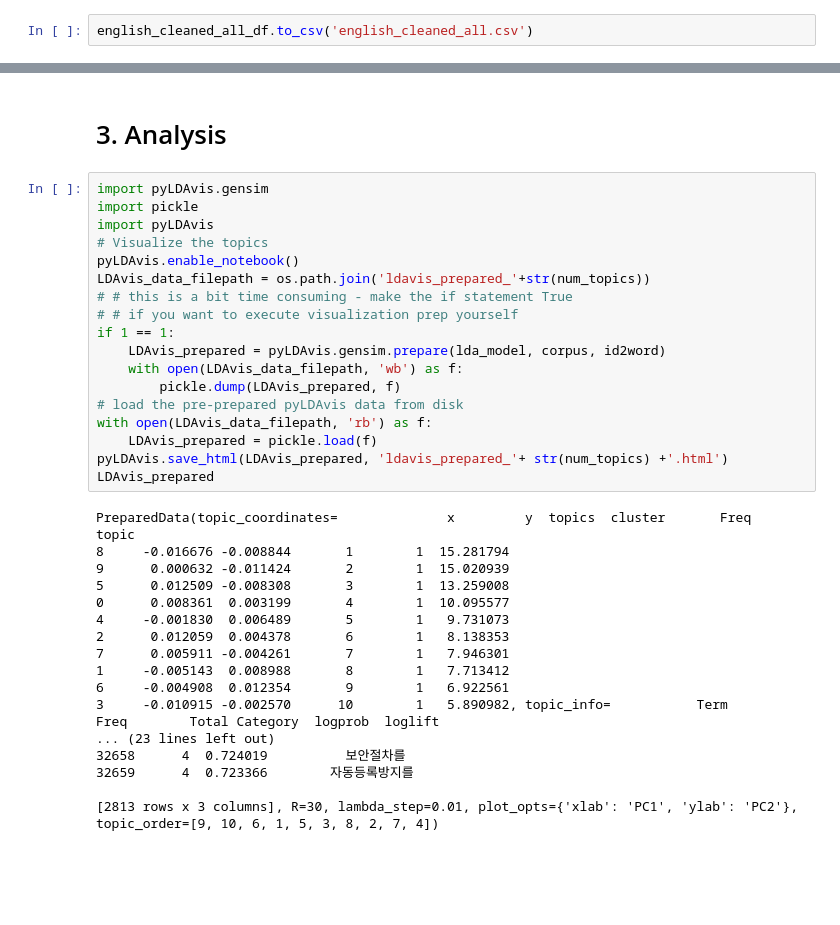
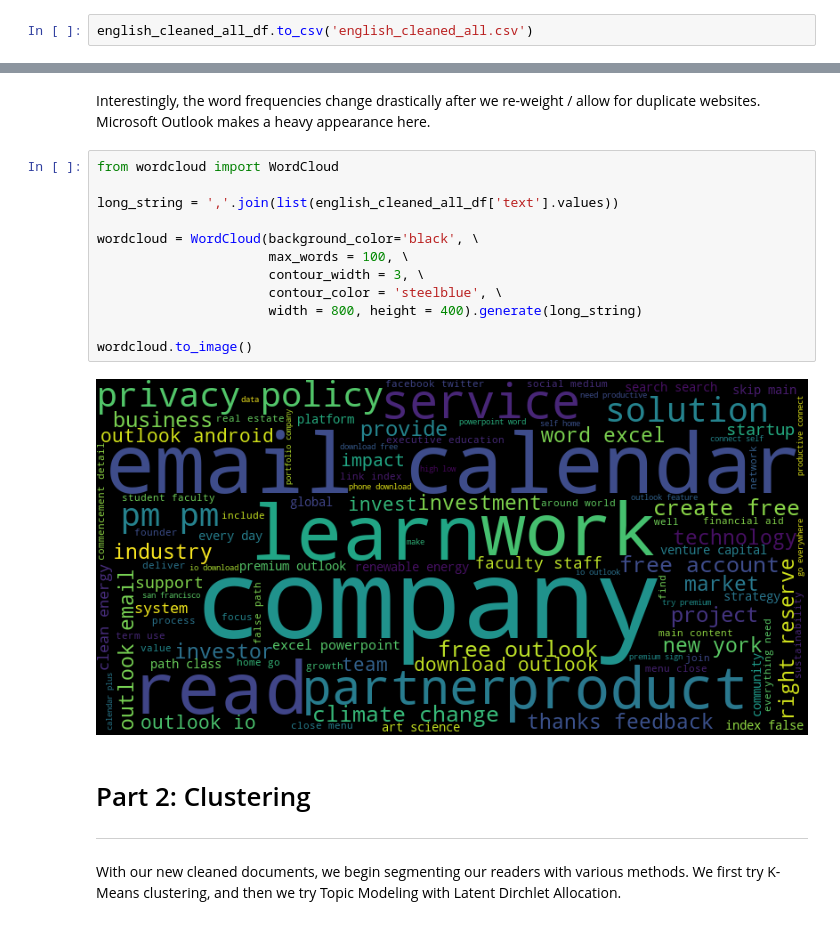
Before and after one commit to YuDrew/strategic-subscriber-segmentation, a Jupyter notebook: Strategic_Subscriber_Segmentation.ipynb, the cells around one changed output, grey strips where cells are left out. Cells and saved outputs as stored; diff of their text form; blank space fills up the shorter version.

```diff
--- a/Strategic_Subscriber_Segmentation.ipynb
+++ b/Strategic_Subscriber_Segmentation.ipynb
@@ -629,38 +586,20 @@ doc_lda = lda_model[corpus]
-# %% [markdown]
-# 3. Analysis
-# %%
-import pyLDAvis.gensim
-import pickle
-import pyLDAvis
-# Visualize the topics
-pyLDAvis.enable_notebook()
-LDAvis_data_filepath = os.path.join('ldavis_prepared_'+str(num_topics))
-# # this is a bit time consuming - make the if statement True
-# # if you want to execute visualization prep yourself
-if 1 == 1:
-    LDAvis_prepared = pyLDAvis.gensim.prepare(lda_model, corpus, id2word)
-    with open(LDAvis_data_filepath, 'wb') as f:
-        pickle.dump(LDAvis_prepared, f)
-# load the pre-prepared pyLDAvis data from disk
-with open(LDAvis_data_filepath, 'rb') as f:
-    LDAvis_prepared = pickle.load(f)
-pyLDAvis.save_html(LDAvis_prepared, 'ldavis_prepared_'+ str(num_topics) +'.html')
-LDAvis_prepared
-# %% [output]
-PreparedData(topic_coordinates=              x         y  topics  cluster       Freq
-topic
-8     -0.016676 -0.008844       1        1  15.281794
-9      0.000632 -0.011424       2        1  15.020939
-5      0.012509 -0.008308       3        1  13.259008
-0      0.008361  0.003199       4        1  10.095577
-4     -0.001830  0.006489       5        1   9.731073
-2      0.012059  0.004378       6        1   8.138353
-7      0.005911 -0.004261       7        1   7.946301
-1     -0.005143  0.008988       8        1   7.713412
-6     -0.004908  0.012354       9        1   6.922561
-3     -0.010915 -0.002570      10        1   5.890982, topic_info=           Term         Freq        Total Category  logprob  loglift
-... (23 lines left out)
-32658      4  0.724019          보안절차를
-32659      4  0.723366        자동등록방지를
-
-[2813 rows x 3 columns], R=30, lambda_step=0.01, plot_opts={'xlab': 'PC1', 'ylab': 'PC2'}, topic_order=[9, 10, 6, 1, 5, 3, 8, 2, 7, 4])
+# %% [markdown]
+Interestingly, the word frequencies change drastically after we re-weight / allow for duplicate websites. Microsoft Outlook makes a heavy appearance here.
+# %%
+from wordcloud import WordCloud
+
+long_string = ','.join(list(english_cleaned_all_df['text'].values))
+
+wordcloud = WordCloud(background_color='black', \
+                      max_words = 100, \
+                      contour_width = 3, \
+                      contour_color = 'steelblue', \
+                      width = 800, height = 400).generate(long_string)
+
+wordcloud.to_image()
+# %% [output]
+[figure, added]
+# %% [markdown]
+# Part 2: Clustering
+---
+With our new cleaned documents, we begin segmenting our readers with various methods. We first try K-Means clustering, and then we try Topic Modeling with Latent Dirchlet Allocation.
```
Also changed, not shown: parts of 72 cells of this notebook, 3 other files.
